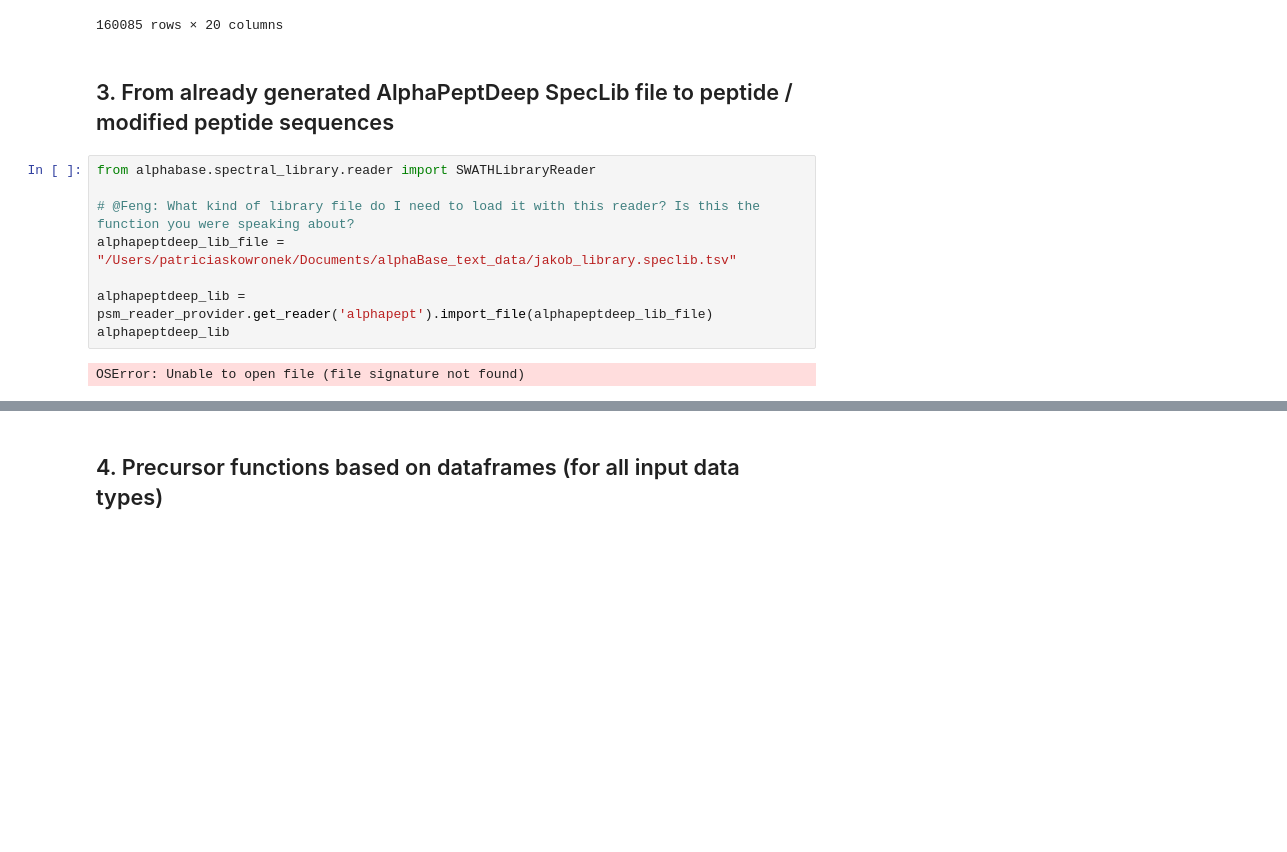
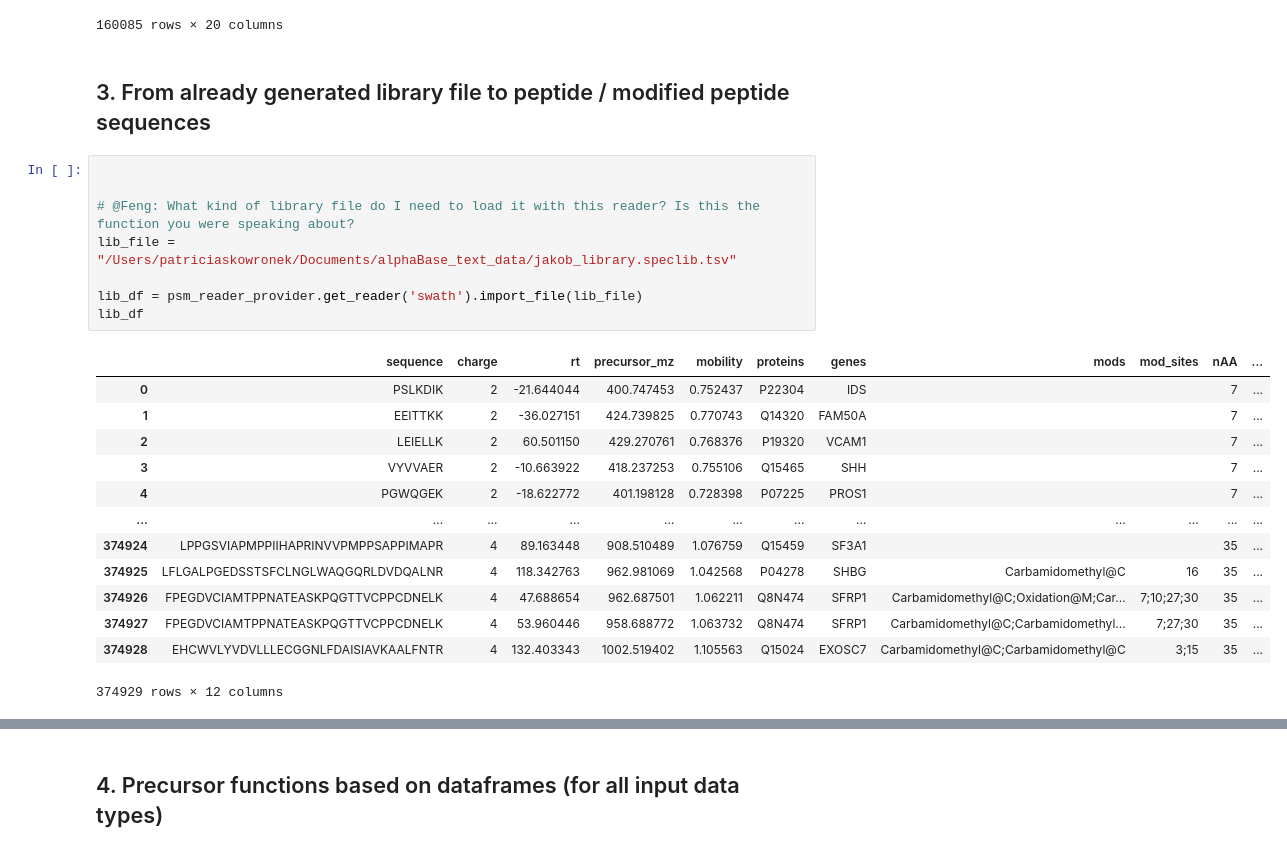
Before and after one commit to MannLabs/alphabase, a Jupyter notebook: docs/tutorials/tutorial_basic_functionalities.ipynb, the cells around one changed output, grey strips where cells are left out. Saved outputs shown, nothing was run; the diff lists cells and outputs as text; blank space fills up the shorter version.

```diff
--- a/docs/tutorials/tutorial_basic_functionalities.ipynb
+++ b/docs/tutorials/tutorial_basic_functionalities.ipynb
@@ -218,14 +249,26 @@ diann_psm_df
 | 160084 | 20240624_TIMS03_PaSk_SA_K562_P180... | MYREWVVVNVFMMLYVQLVQGSSNEHGPVK | 4 | 19.66530 | 19.64830 | 19.70490 | 1.064060 | VEGFD_HUMAN | O43915 | VEGFD | ... |
 160085 rows × 20 columns
 # %% [markdown]
-## 3. From already generated AlphaPeptDeep SpecLib file to peptide / modified peptide sequences
+## 3. From already generated library file to peptide / modified peptide sequences
 # %%
-from alphabase.spectral_library.reader import SWATHLibraryReader
+
 
 # @Feng: What kind of library file do I need to load it with this reader? Is this the function you were speaking about?
-alphapeptdeep_lib_file = "/Users/patriciaskowronek/Documents/alphaBase_text_data/jakob_library.speclib.tsv"
+lib_file = "/Users/patriciaskowronek/Documents/alphaBase_text_data/jakob_library.speclib.tsv"
 
-alphapeptdeep_lib = psm_reader_provider.get_reader('alphapept').import_file(alphapeptdeep_lib_file)
-alphapeptdeep_lib
+lib_df = psm_reader_provider.get_reader('swath').import_file(lib_file)
+lib_df
 # %% [output]
+|  | sequence | charge | rt | precursor_mz | mobility | proteins | genes | mods | mod_sites | nAA | ... |
+| 0 | PSLKDIK | 2 | -21.644044 | 400.747453 | 0.752437 | P22304 | IDS |  |  | 7 | ... |
+| 1 | EEITTKK | 2 | -36.027151 | 424.739825 | 0.770743 | Q14320 | FAM50A |  |  | 7 | ... |
+| 2 | LEIELLK | 2 | 60.501150 | 429.270761 | 0.768376 | P19320 | VCAM1 |  |  | 7 | ... |
+| 3 | VYVVAER | 2 | -10.663922 | 418.237253 | 0.755106 | Q15465 | SHH |  |  | 7 | ... |
+| 4 | PGWQGEK | 2 | -18.622772 | 401.198128 | 0.728398 | P07225 | PROS1 |  |  | 7 | ... |
+| ... | ... | ... | ... | ... | ... | ... | ... | ... | ... | ... | ... |
+| 374924 | LPPGSVIAPMPPIIHAPRINVVPMPPSAPPIMAPR | 4 | 89.163448 | 908.510489 | 1.076759 | Q15459 | SF3A1 |  |  | 35 | ... |
+| 374925 | LFLGALPGEDSSTSFCLNGLWAQGQRLDVDQALNR | 4 | 118.342763 | 962.981069 | 1.042568 | P04278 | SHBG | Carbamidomethyl@C | 16 | 35 | ... |
+| 374926 | FPEGDVCIAMTPPNATEASKPQGTTVCPPCDNELK | 4 | 47.688654 | 962.687501 | 1.062211 | Q8N474 | SFRP1 | Carbamidomethyl@C;Oxidation@M;Car... | 7;10;27;30 | 35 | ... |
+| 374927 | FPEGDVCIAMTPPNATEASKPQGTTVCPPCDNELK | 4 | 53.960446 | 958.688772 | 1.063732 | Q8N474 | SFRP1 | Carbamidomethyl@C;Carbamidomethyl... | 7;27;30 | 35 | ... |
+| 374928 | EHCWVLYVDVLLLECGGNLFDAISIAVKAALFNTR | 4 | 132.403343 | 1002.519402 | 1.105563 | Q15024 | EXOSC7 | Carbamidomethyl@C;Carbamidomethyl@C | 3;15 | 35 | ... |
-OSError: Unable to open file (file signature not found)
+374929 rows × 12 columns
```
Also changed, not shown: parts of 19 cells of this notebook, 2 other files.
